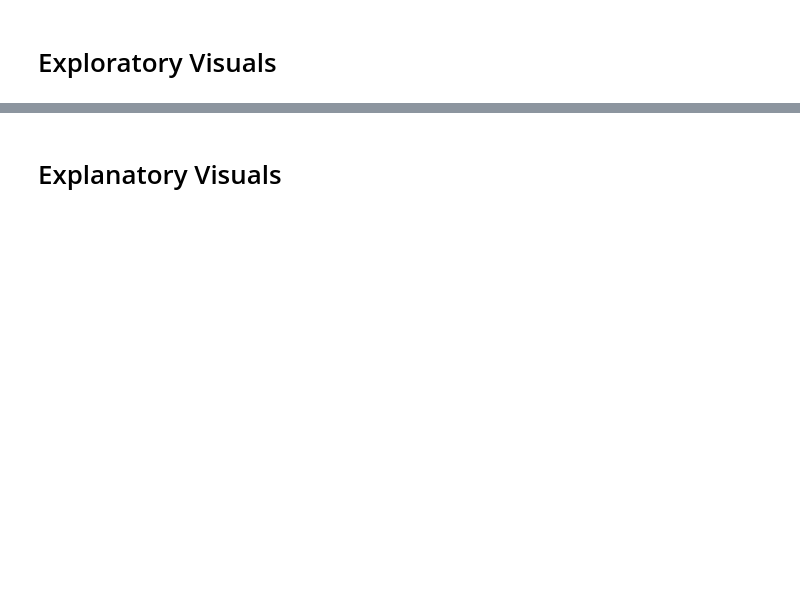
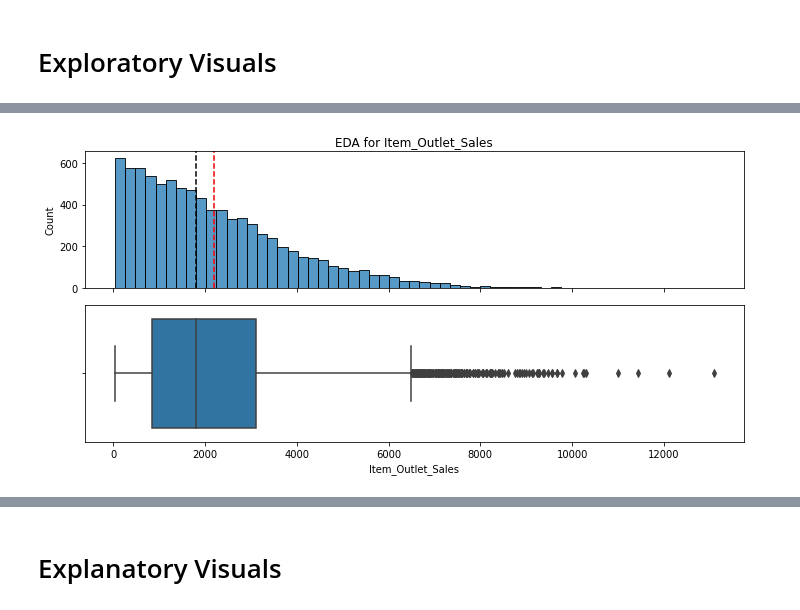
Before and after one commit to Numann-Malik/Food-Sales-Predictions, a Jupyter notebook: Food_Sales_Predictions.ipynb, the cells around one changed output, grey strips where cells are left out. Saved outputs shown, nothing was run; the diff lists cells and outputs as text; code cells hidden in the pictures; blank space fills up the shorter version.

```diff
--- a/Food_Sales_Predictions.ipynb
+++ b/Food_Sales_Predictions.ipynb
@@ -247,0 +265,4 @@ df['Item_Outlet_Sales'].mean() # Average Item Outlet Sales
+# %%
+plot_numeric(df,'Item_Outlet_Sales')
+# %% [output]
+[figure, added]
```
Also changed, not shown: parts of 39 cells of this notebook.
